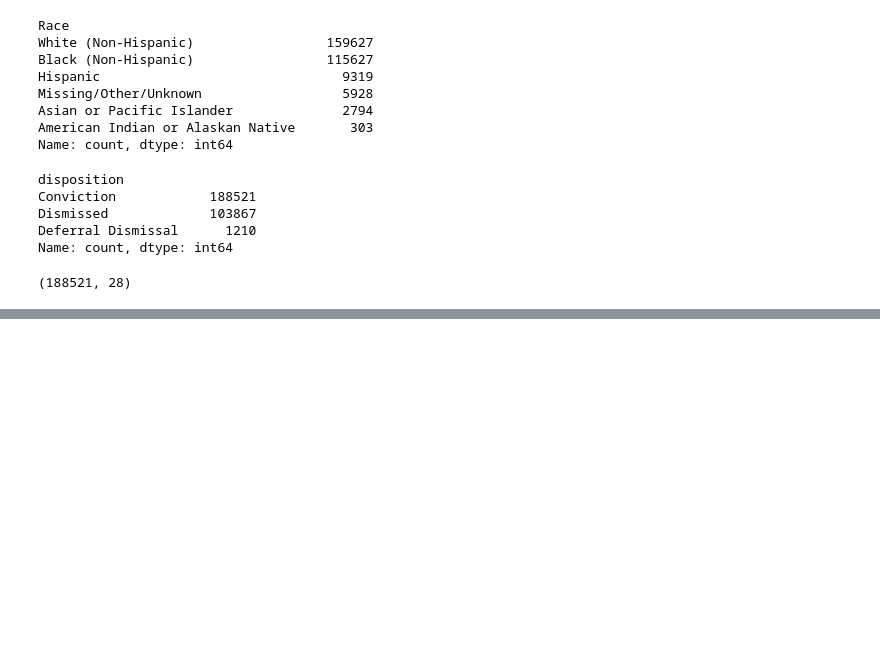
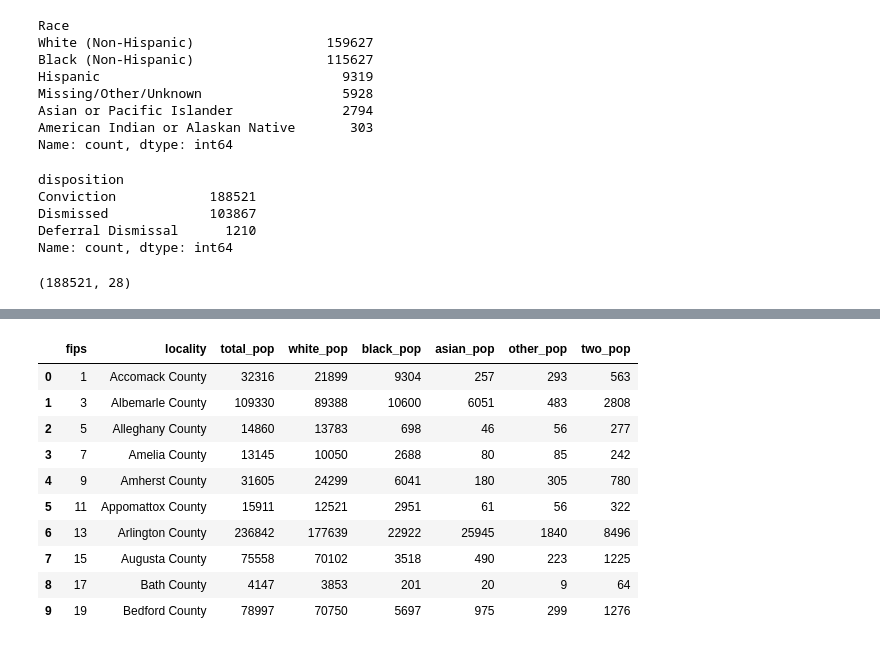
Before and after one commit to jacquiunciano/MSDS-at-UVA-2023, a Jupyter notebook: CW/6001_AppliedDS/LiveCode8_jdu5sq.ipynb, the cells around one changed output, grey strips where cells are left out. Cells and saved outputs as stored; diff of their text form; code cells hidden in the pictures; blank space fills up the shorter version.

```diff
--- a/CW/6001_AppliedDS/LiveCode8_jdu5sq.ipynb
+++ b/CW/6001_AppliedDS/LiveCode8_jdu5sq.ipynb
@@ -179,0 +229,29 @@ TypeError: can only concatenate str (not "int") to str
+# %%
+url_race = "https://demographics.coopercenter.org/sites/demographics/files/media/files/2020-07/Census_2019_RaceEstimates_forVA_0.xls"
+url_hisp = "https://demographics.coopercenter.org/sites/demographics/files/media/files/2020-07/Census_2019_HispanicEstimates_forVA_0.xls"
+# %%
+race_pop = pd.read_excel(url_race, skiprows = [0,1,2,3,5,6,7])
+race_pop = race_pop[["FIPS", "Jurisdiction", "Total Population",
+                     "White Alone", "African American Alone", "Asian Alone",
+                     "Other Races Alone", "Two or more races"]]
+race_pop.rename({"FIPS":"fips",
+                 "Jurisdiction":"locality",
+                 "Total Population":"total_pop",
+                 "White Alone":"white_pop",
+                 "African American Alone":"black_pop",
+                 "Asian Alone":"asian_pop",
+                 "Other Races Alone":"other_pop",
+                 "Two or more races":"two_pop"}, axis=1, inplace=True)
+race_pop.head(10)
+# %% [output]
+|  | fips | locality | total_pop | white_pop | black_pop | asian_pop | other_pop | two_pop |
+| 0 | 1 | Accomack County | 32316 | 21899 | 9304 | 257 | 293 | 563 |
+| 1 | 3 | Albemarle County | 109330 | 89388 | 10600 | 6051 | 483 | 2808 |
+| 2 | 5 | Alleghany County | 14860 | 13783 | 698 | 46 | 56 | 277 |
+| 3 | 7 | Amelia County | 13145 | 10050 | 2688 | 80 | 85 | 242 |
+| 4 | 9 | Amherst County | 31605 | 24299 | 6041 | 180 | 305 | 780 |
+| 5 | 11 | Appomattox County | 15911 | 12521 | 2951 | 61 | 56 | 322 |
+| 6 | 13 | Arlington County | 236842 | 177639 | 22922 | 25945 | 1840 | 8496 |
+| 7 | 15 | Augusta County | 75558 | 70102 | 3518 | 490 | 223 | 1225 |
+| 8 | 17 | Bath County | 4147 | 3853 | 201 | 20 | 9 | 64 |
+| 9 | 19 | Bedford County | 78997 | 70750 | 5697 | 975 | 299 | 1276 |
```
Also changed, not shown: parts of 27 cells of this notebook, 3 other files.
